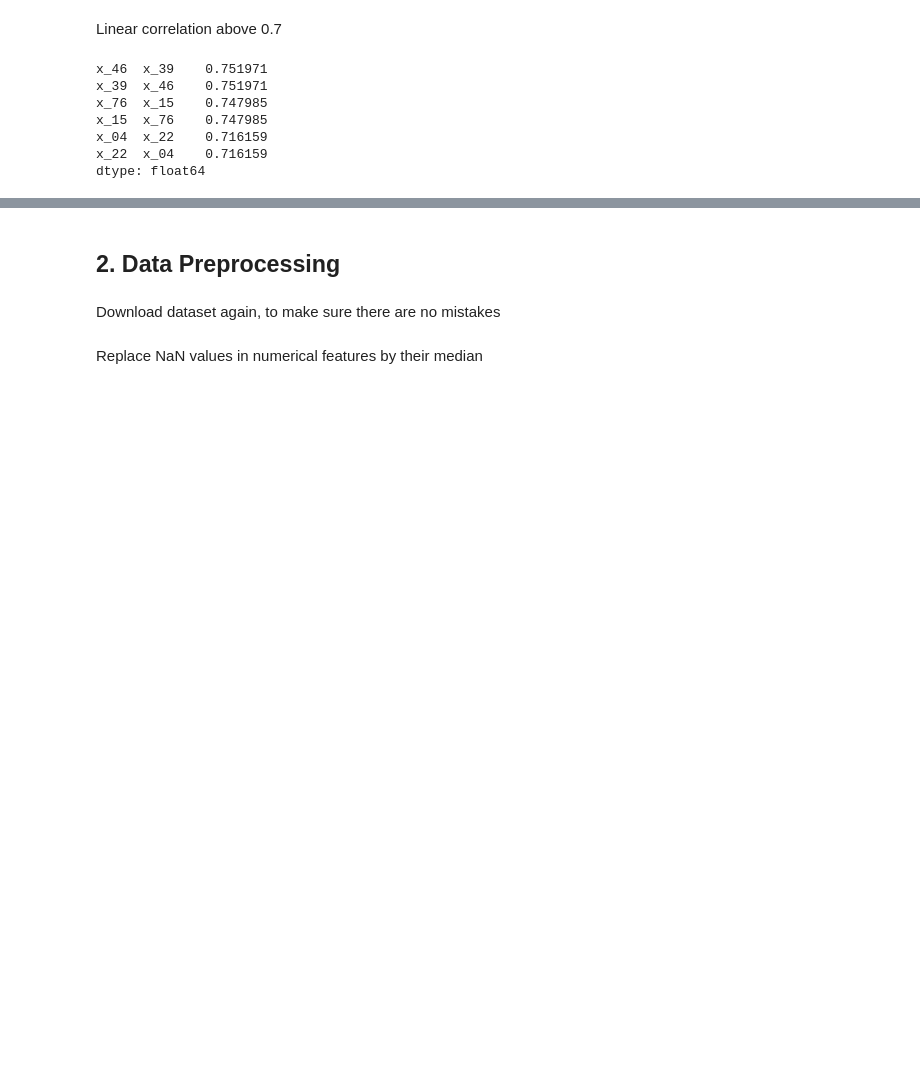
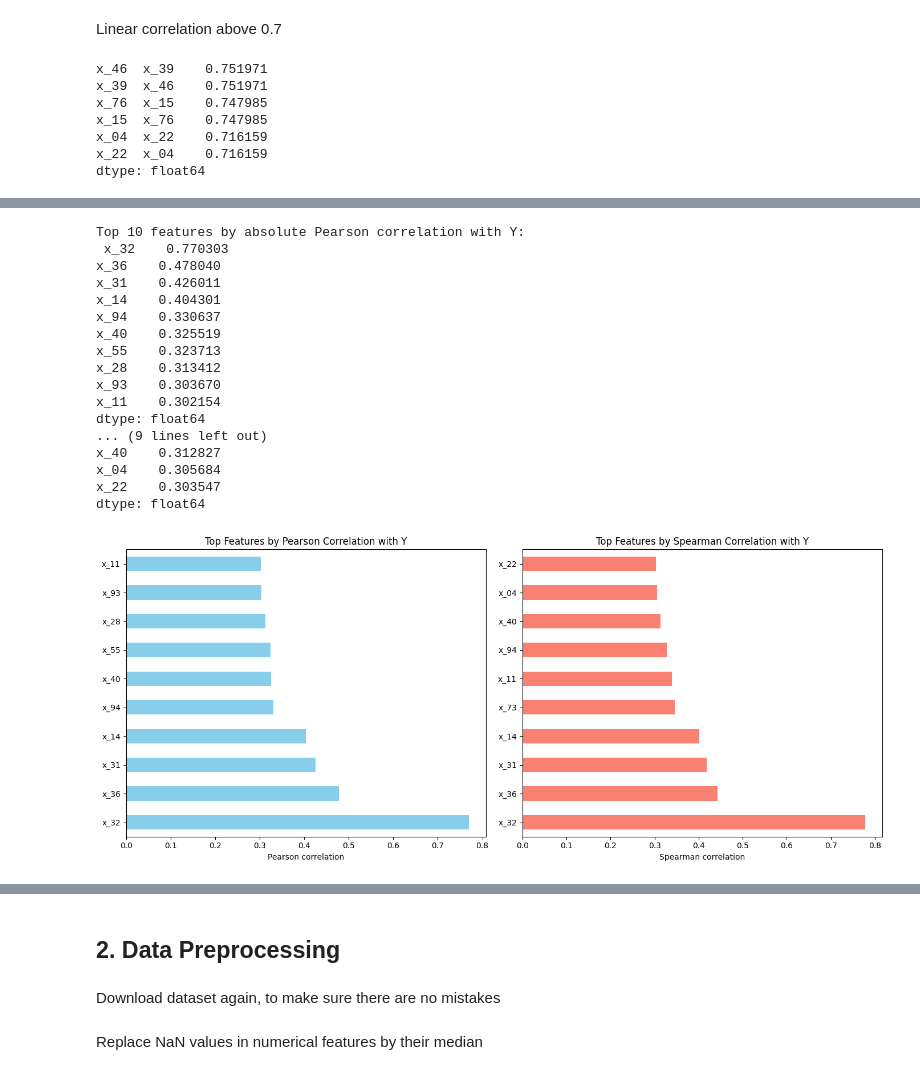
Before and after one commit to mariatmvendas/Case1_CompData, a Jupyter notebook: maria.ipynb, the cells around one changed output, grey strips where cells are left out. Cells and saved outputs as stored; diff of their text form; code cells hidden in the pictures; blank space fills up the shorter version.

```diff
--- a/maria.ipynb
+++ b/maria.ipynb
@@ -274,0 +303,40 @@ feature_variance.max(), feature_variance.min()
+# %%
+pearson_corr_target = numerical_data.corrwith(y_class, method='pearson').sort_values(ascending=False)
+spearman_corr_target = numerical_data.corrwith(y_class, method='spearman').sort_values(ascending=False)
+
+top_pearson = pearson_corr_target.abs().sort_values(ascending=False).head(10)
+top_spearman = spearman_corr_target.abs().sort_values(ascending=False).head(10)
+
+print("Top 10 features by absolute Pearson correlation with Y:\n", top_pearson)
+print("\nTop 10 features by absolute Spearman correlation with Y:\n", top_spearman)
+
+fig, axes = plt.subplots(1, 2, figsize=(14,6))
+top_pearson.plot(kind='barh', ax=axes[0], color='skyblue')
+axes[0].set_title("Top Features by Pearson Correlation with Y")
+axes[0].set_xlabel("Pearson correlation")
+
+top_spearman.plot(kind='barh', ax=axes[1], color='salmon')
+axes[1].set_title("Top Features by Spearman Correlation with Y")
+axes[1].set_xlabel("Spearman correlation")
+
+plt.tight_layout()
+plt.show()
+# %% [output]
+Top 10 features by absolute Pearson correlation with Y:
+ x_32    0.770303
+x_36    0.478040
+x_31    0.426011
+x_14    0.404301
+x_94    0.330637
+x_40    0.325519
+x_55    0.323713
+x_28    0.313412
+x_93    0.303670
+x_11    0.302154
+dtype: float64
+... (9 lines left out)
+x_40    0.312827
+x_04    0.305684
+x_22    0.303547
+dtype: float64
+[figure, added]
```
Also changed, not shown: parts of 69 cells of this notebook.
